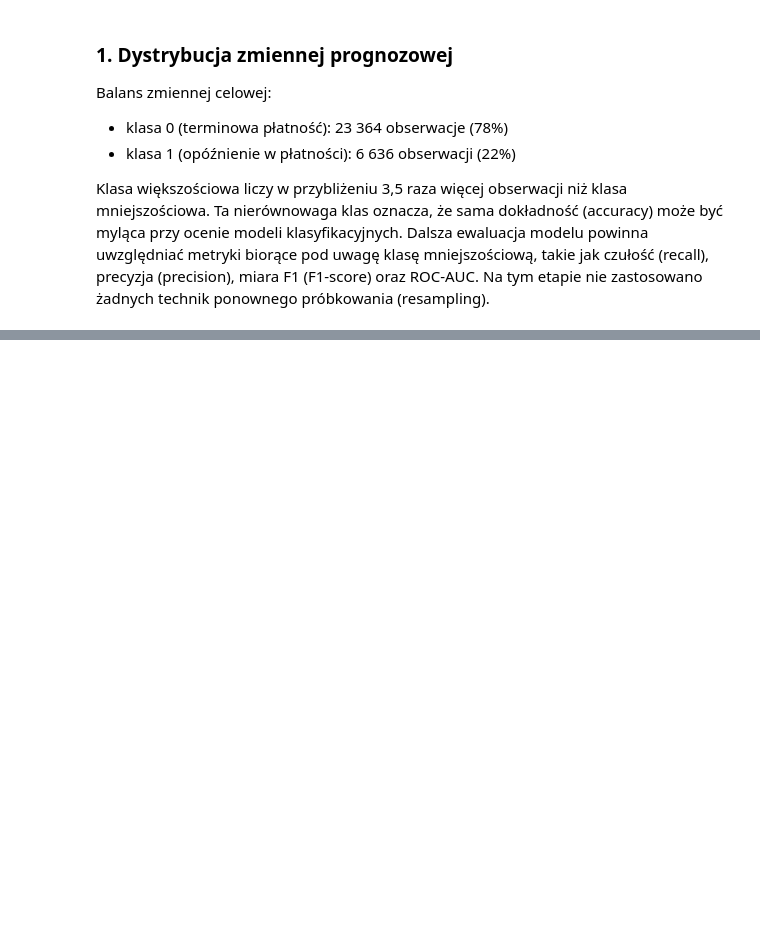
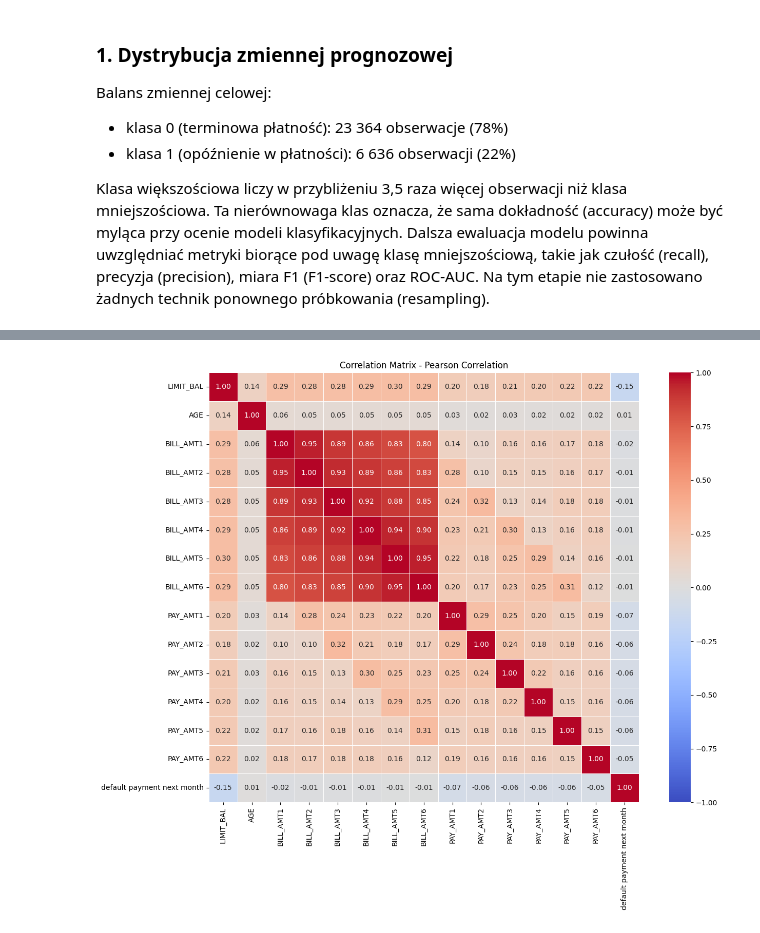
Before and after one commit to Jzaj11/credit-default-calibration, a Jupyter notebook: notebooks/01_eda.ipynb, the cells around one changed output, grey strips where cells are left out. Saved outputs shown, nothing was run; the diff lists cells and outputs as text; code cells hidden in the pictures; blank space fills up the shorter version.

```diff
--- a/notebooks/01_eda.ipynb
+++ b/notebooks/01_eda.ipynb
@@ -144,0 +423,27 @@ Na tym etapie nie zastosowano żadnych technik ponownego próbkowania (resamplin
+# %%
+
+# Select continuous numerical variables and the target variable.
+correlation_columns = numerical_columns + [TARGET_COLUMN]
+
+correlation_matrix = credits_df[correlation_columns].corr(method="pearson")
+
+# Display the correlation matrix as a heatmap.
+plt.figure(figsize=(14, 11))
+
+sns.heatmap(
+    correlation_matrix,
+    annot=True,
+    fmt=".2f",
+    cmap="coolwarm",
+    center=0,
+    vmin=-1,
+    vmax=1,
+    square=True,
+    linewidths=0.5
+)
+
+plt.title("Correlation Matrix - Pearson Correlation")
+plt.tight_layout()
+plt.show()
+# %% [output]
+[figure, added]
```
Also changed, not shown: parts of 12 cells of this notebook.
